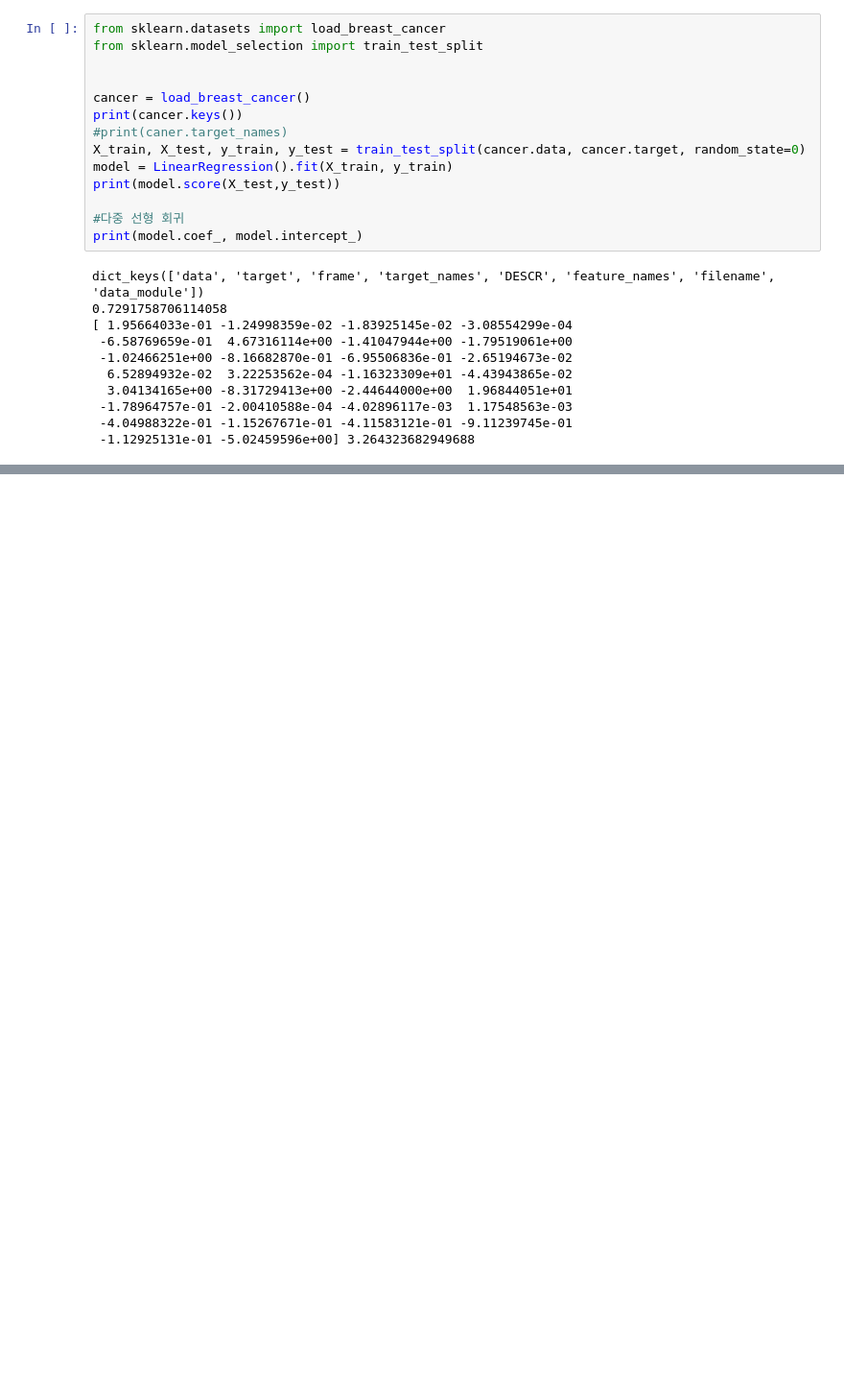
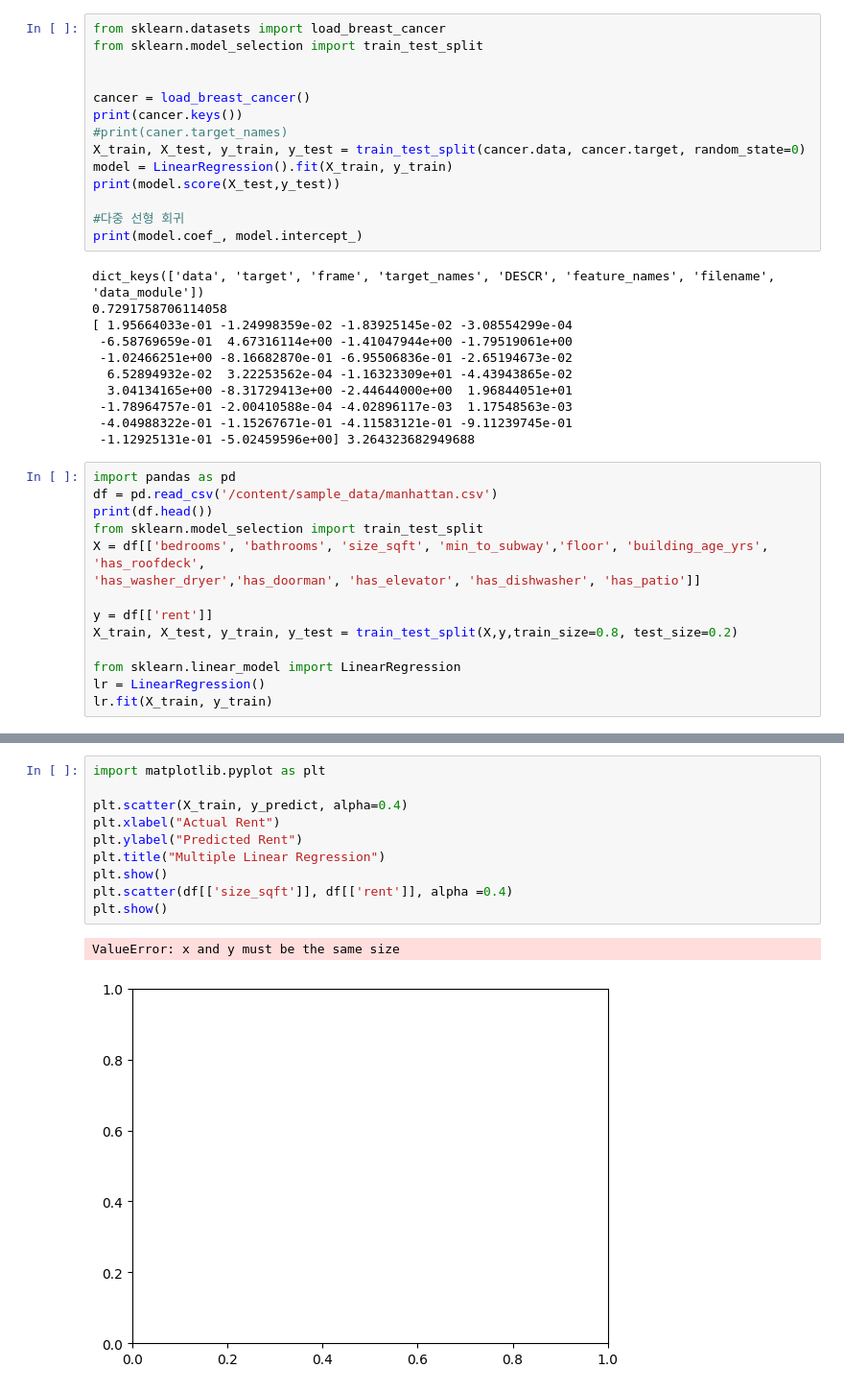
Before and after one commit to sinsun030508/ai, a Jupyter notebook: 피지컬_ai_5주차.ipynb, the cells around one changed output, grey strips where cells are left out. Shown at 96% size. Drawn from its saved outputs; the diff is of its cells as text; blank space fills up the shorter version.

```diff
--- a/피지컬_ai_5주차.ipynb
+++ b/피지컬_ai_5주차.ipynb
@@ -72,3 +72,17 @@ dict_keys(['data', 'target', 'frame', 'target_names', 'DESCR', 'feature_names',
  -1.78964757e-01 -2.00410588e-04 -4.02896117e-03  1.17548563e-03
  -4.04988322e-01 -1.15267671e-01 -4.11583121e-01 -9.11239745e-01
  -1.12925131e-01 -5.02459596e+00] 3.264323682949688
+# %%
+import pandas as pd
+df = pd.read_csv('/content/sample_data/manhattan.csv')
+print(df.head())
+from sklearn.model_selection import train_test_split
+X = df[['bedrooms', 'bathrooms', 'size_sqft', 'min_to_subway','floor', 'building_age_yrs', 'has_roofdeck',
+'has_washer_dryer','has_doorman', 'has_elevator', 'has_dishwasher', 'has_patio']]
+
+y = df[['rent']]
+X_train, X_test, y_train, y_test = train_test_split(X,y,train_size=0.8, test_size=0.2)
+
+from sklearn.linear_model import LinearRegression
+lr = LinearRegression()
+lr.fit(X_train, y_train)
@@ -74,0 +108,13 @@ dict_keys(['data', 'target', 'frame', 'target_names', 'DESCR', 'feature_names',
+# %%
+import matplotlib.pyplot as plt
+
+plt.scatter(X_train, y_predict, alpha=0.4)
+plt.xlabel("Actual Rent")
+plt.ylabel("Predicted Rent")
+plt.title("Multiple Linear Regression")
+plt.show()
+plt.scatter(df[['size_sqft']], df[['rent']], alpha =0.4)
+plt.show()
+# %% [output]
+ValueError: x and y must be the same size
+[figure, added]
```
Also changed, not shown: parts of 1 cell of this notebook.
